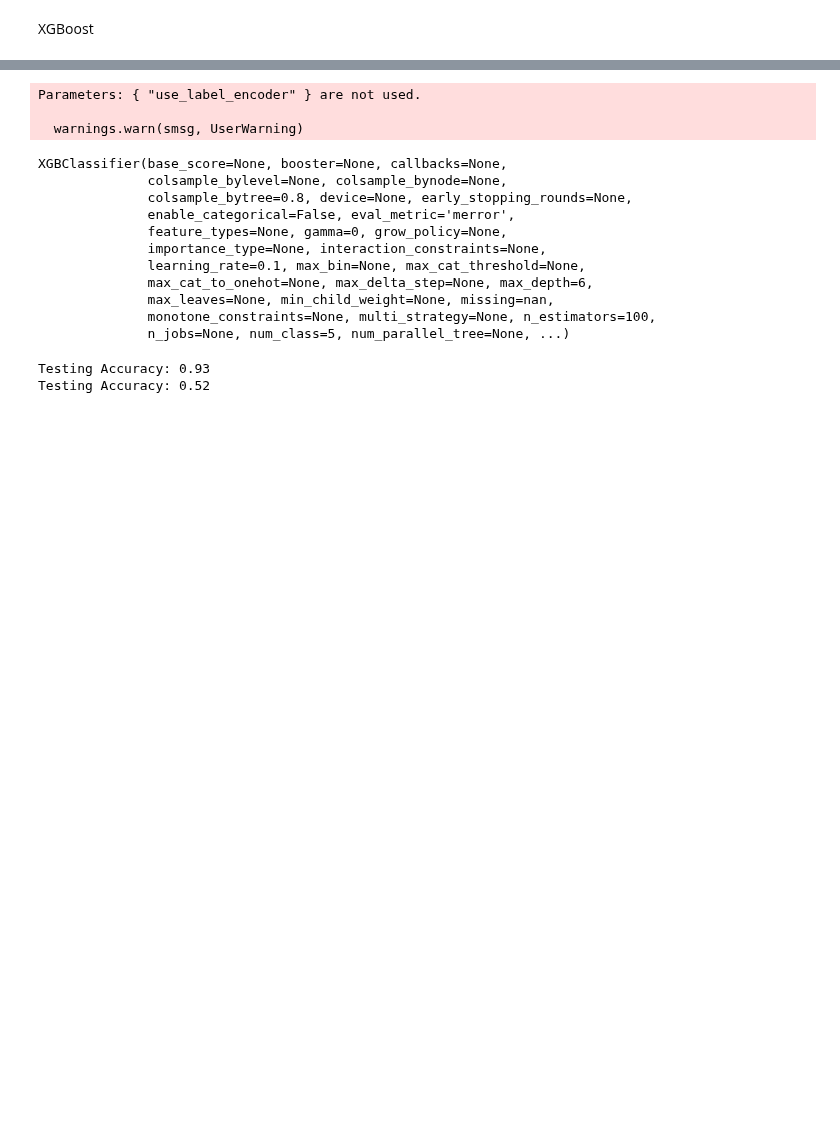
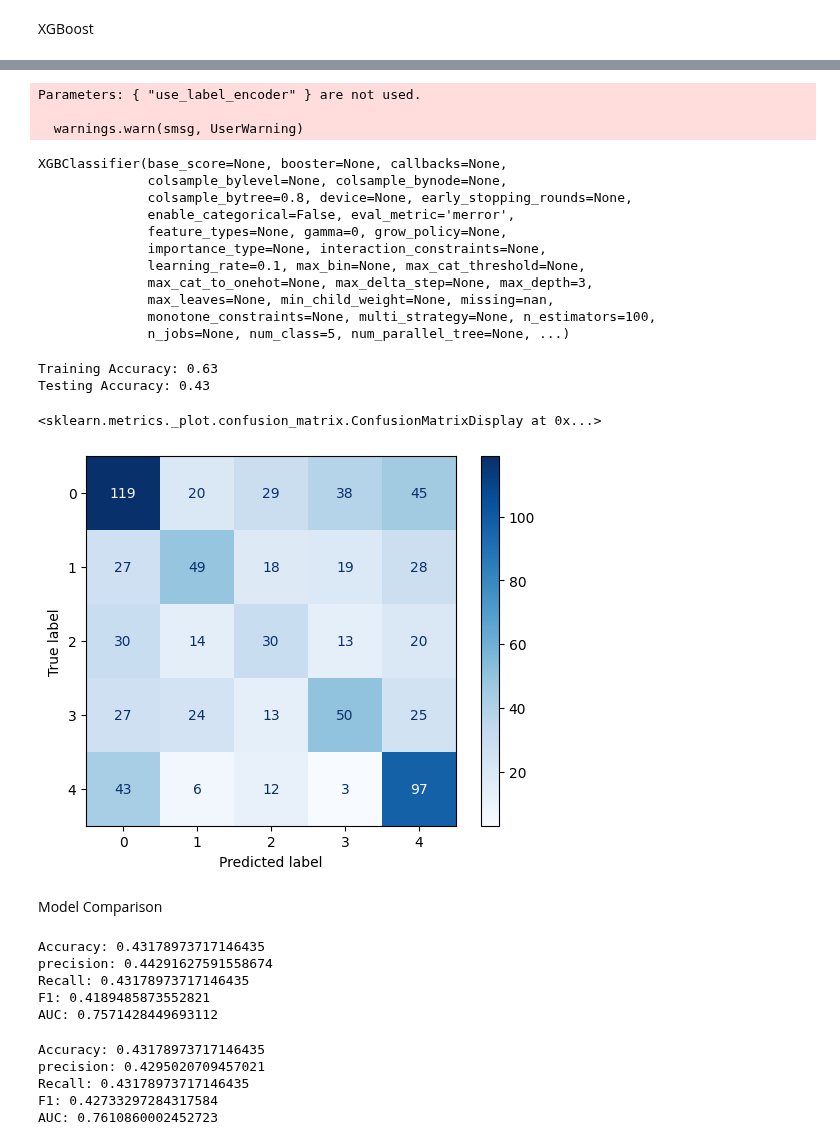
Before and after one commit to rohitbh7/nfl, a Jupyter notebook: voronoiModeling.ipynb, the cells around one changed output, grey strips where cells are left out. Cells and saved outputs as stored; diff of their text form; code cells hidden in the pictures; blank space fills up the shorter version.

```diff
--- a/voronoiModeling.ipynb
+++ b/voronoiModeling.ipynb
@@ -456,7 +425,7 @@ model = xgb.XGBClassifier(
     eval_metric='merror',
     use_label_encoder=False,
     n_estimators=100,
-    max_depth=6,
+    max_depth=3,
     learning_rate=0.1,
     gamma=0,
     subsample=0.8,
@@ -476,16 +445,25 @@ XGBClassifier(base_score=None, booster=None, callbacks=None,
               feature_types=None, gamma=0, grow_policy=None,
               importance_type=None, interaction_constraints=None,
               learning_rate=0.1, max_bin=None, max_cat_threshold=None,
-              max_cat_to_onehot=None, max_delta_step=None, max_depth=6,
+              max_cat_to_onehot=None, max_delta_step=None, max_depth=3,
               max_leaves=None, min_child_weight=None, missing=nan,
               monotone_constraints=None, multi_strategy=None, n_estimators=100,
               n_jobs=None, num_class=5, num_parallel_tree=None, ...)
 # %%
 accuracy = accuracy_score(y_train, model.predict(X_train))
-print(f"Testing Accuracy: {accuracy:.2f}")
+print(f"Training Accuracy: {accuracy:.2f}")
 
 accuracy = accuracy_score(y_test, model.predict(X_test))
 print(f"Testing Accuracy: {accuracy:.2f}")
 # %% [output]
-Testing Accuracy: 0.93
-Testing Accuracy: 0.52
+Training Accuracy: 0.63
+Testing Accuracy: 0.43
+# %%
+cm_best = confusion_matrix(y_test, model.predict(X_test))
+disp_best = ConfusionMatrixDisplay(confusion_matrix=cm_best)
+disp_best.plot(cmap='Blues')
+# %% [output]
+<sklearn.metrics._plot.confusion_matrix.ConfusionMatrixDisplay at 0x...>
+[figure, added]
+# %% [markdown]
+Model Comparison
@@ -491,0 +481,12 @@ Testing Accuracy: 0.52
+# %%
+print(f"Accuracy: {accuracy}")
+print(f"precision: {precision}")
+print(f"Recall: {recall}")
+print(f"F1: {f1}")
+print(f"AUC: {auc}")
+# %% [output]
+Accuracy: 0.43178973717146435
+precision: 0.44291627591558674
+Recall: 0.43178973717146435
+F1: 0.4189485873552821
+AUC: 0.7571428449693112
@@ -491,0 +504,12 @@ Testing Accuracy: 0.52
+# %%
+print(f"Accuracy: {accuracy}")
+print(f"precision: {precision}")
+print(f"Recall: {recall}")
+print(f"F1: {f1}")
+print(f"AUC: {auc}")
+# %% [output]
+Accuracy: 0.43178973717146435
+precision: 0.4295020709457021
+Recall: 0.43178973717146435
+F1: 0.42733297284317584
+AUC: 0.7610860002452723
```
Also changed, not shown: parts of 56 cells of this notebook.
